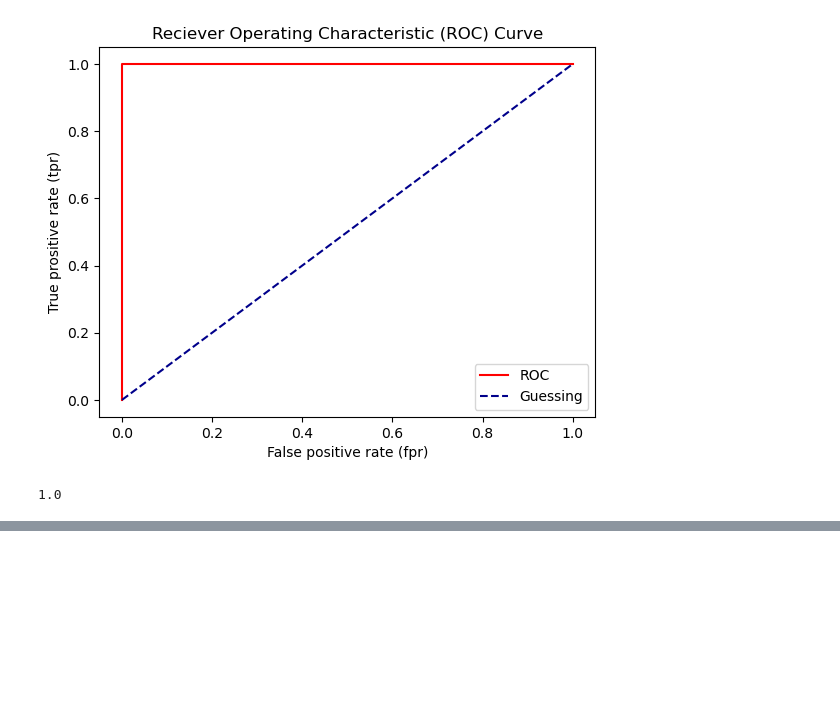
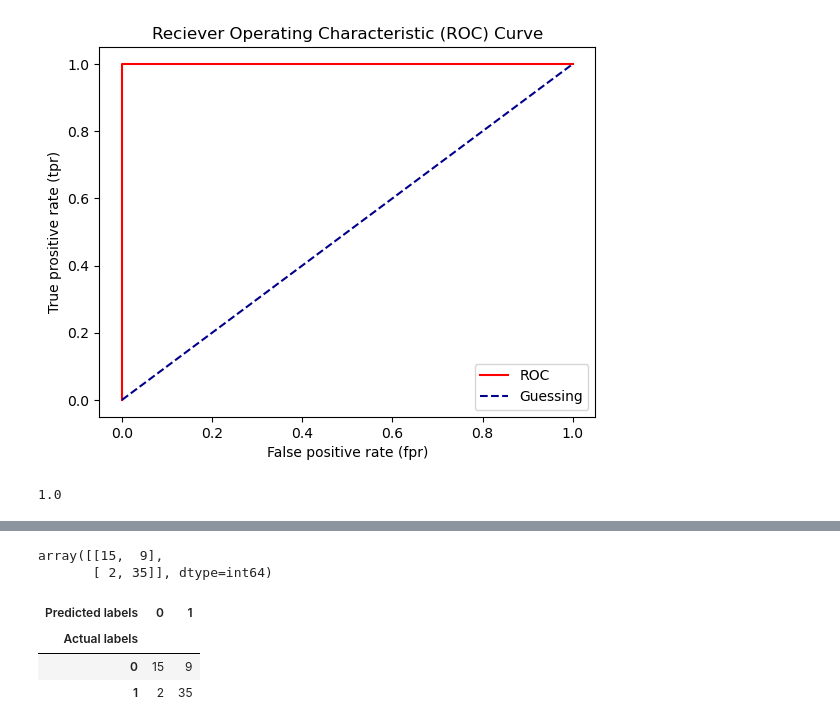
Before and after one commit to msnkr/python_projects, a Jupyter notebook: ML/introduction-to-scikit-learn/introduction-to-scikit-learn.ipynb, the cells around one changed output, grey strips where cells are left out. Saved outputs shown, nothing was run; the diff lists cells and outputs as text; code cells hidden in the pictures; blank space fills up the shorter version.

```diff
--- a/ML/introduction-to-scikit-learn/introduction-to-scikit-learn.ipynb
+++ b/ML/introduction-to-scikit-learn/introduction-to-scikit-learn.ipynb
@@ -1252,0 +1259,17 @@ roc_auc_score(y_test, y_test)
+# %%
+from sklearn.metrics import confusion_matrix
+
+y_preds = model.predict(X_test)
+confusion_matrix(y_test, y_preds)
+# %% [output]
+array([[15,  9],
+       [ 2, 35]], dtype=int64)
+# %%
+# Visualize confusion matrix with pd.crosstab()
+
+pd.crosstab(y_test, y_preds, rownames=["Actual labels"], colnames=["Predicted labels"])
+# %% [output]
+| Predicted labels | 0 | 1 |
+| Actual labels |  |  |
+| 0 | 15 | 9 |
+| 1 | 2 | 35 |
```
Also changed, not shown: parts of 10 cells of this notebook.
